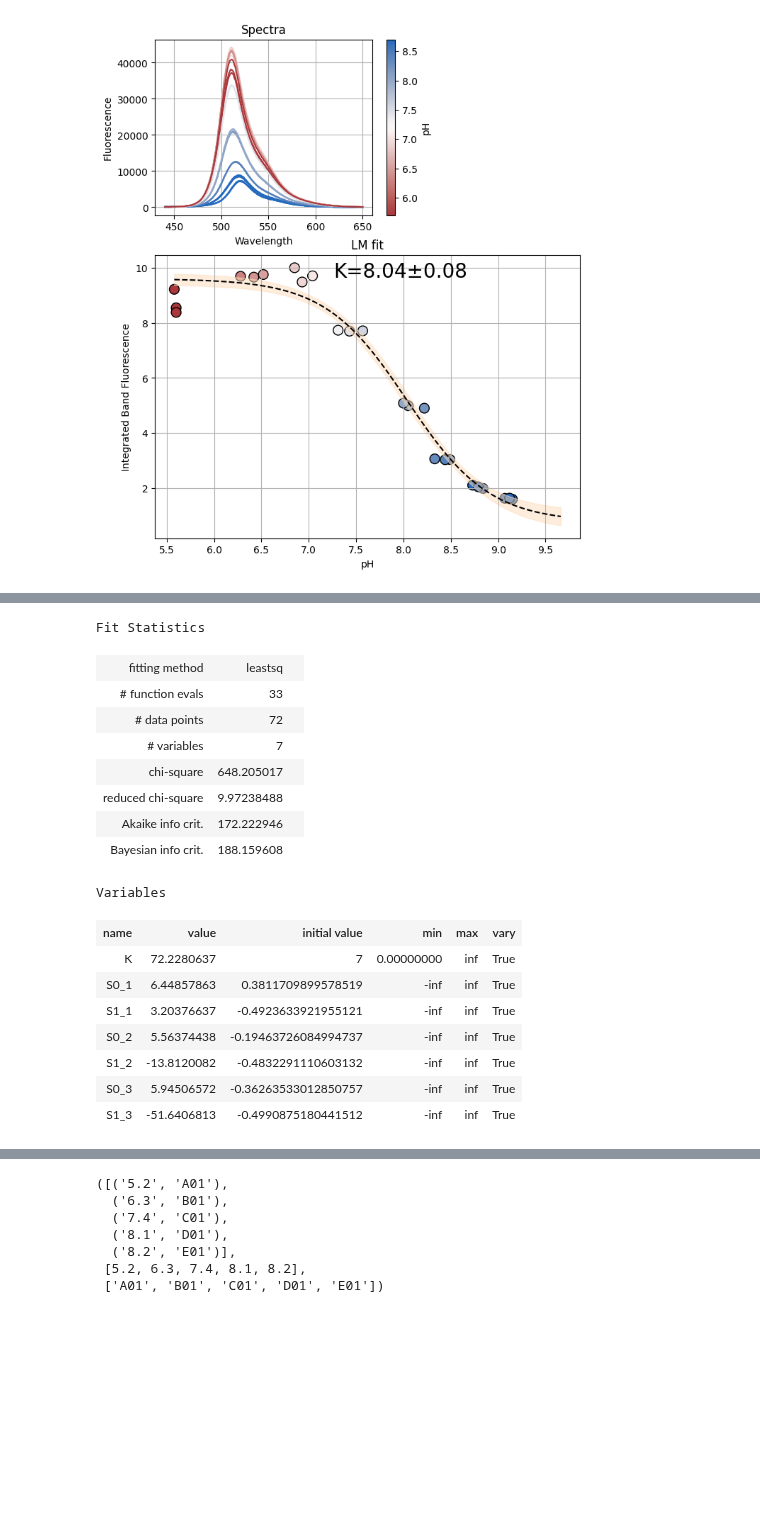
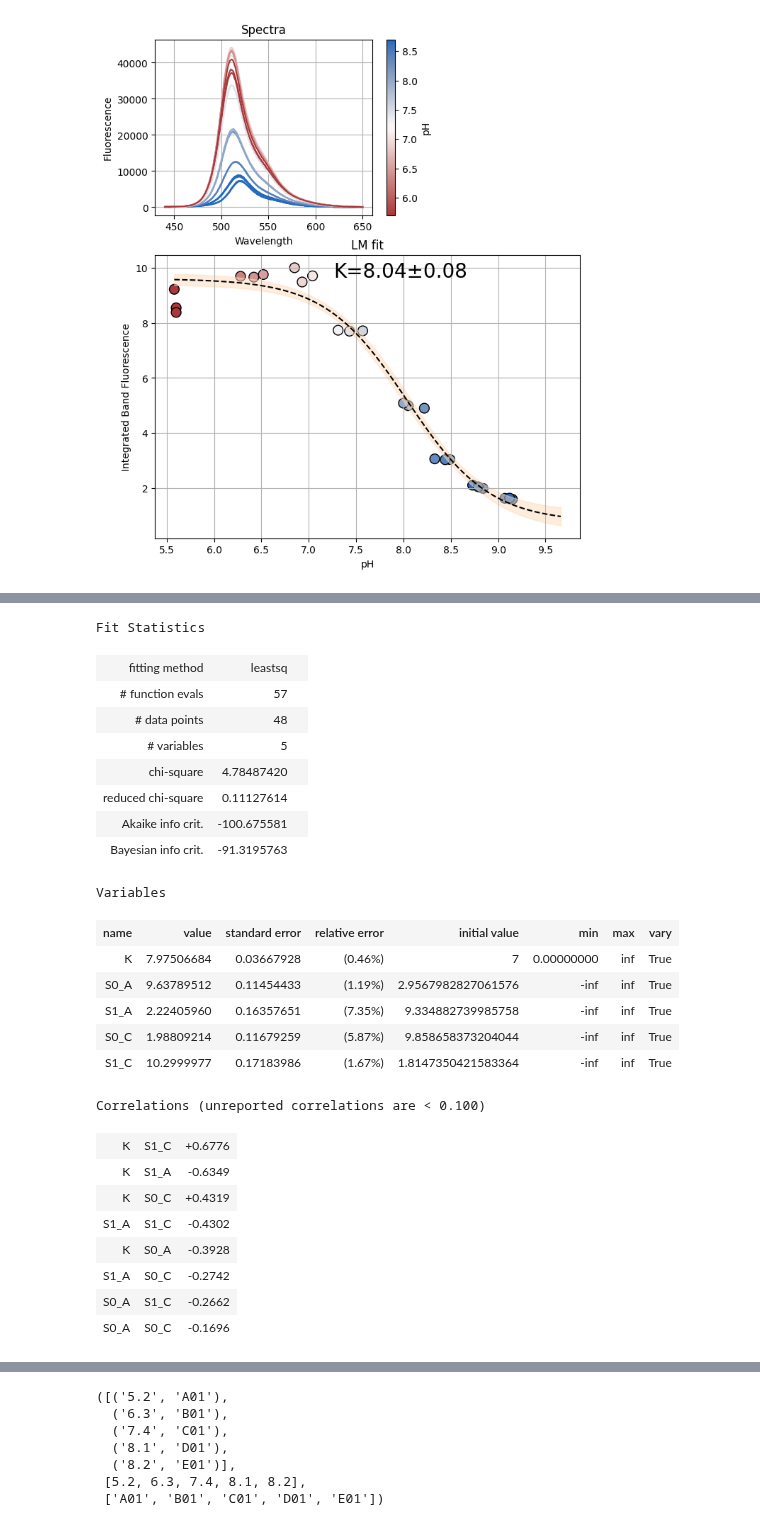
Before and after one commit to darosio/ClopHfit, a Jupyter notebook: docs/tutorials/prenspire.ipynb, the cells around one changed output, grey strips where cells are left out. Cells and saved outputs as stored; diff of their text form; code cells hidden in the pictures; blank space fills up the shorter version.

```diff
--- a/docs/tutorials/prenspire.ipynb
+++ b/docs/tutorials/prenspire.ipynb
@@ -217,24 +200,31 @@ Correlations (unreported correlations are < 0.100)
-# %%
-res
-# %% [output]
-Fit Statistics
-| fitting method | leastsq |  |
-| # function evals | 33 |  |
-| # data points | 72 |  |
-| # variables | 7 |  |
-| chi-square | 648.205017 |  |
-| reduced chi-square | 9.97238488 |  |
-| Akaike info crit. | 172.222946 |  |
-| Bayesian info crit. | 188.159608 |  |
-Variables
-| name | value | initial value | min | max | vary |
-| K | 72.2280637 | 7 | 0.00000000 | inf | True |
-| S0_1 | 6.44857863 | 0.3811709899578519 | -inf | inf | True |
-| S1_1 | 3.20376637 | -0.4923633921955121 | -inf | inf | True |
-| S0_2 | 5.56374438 | -0.19463726084994737 | -inf | inf | True |
-| S1_2 | -13.8120082 | -0.4832291110603132 | -inf | inf | True |
-| S0_3 | 5.94506572 | -0.36263533012850757 | -inf | inf | True |
-| S1_3 | -51.6406813 | -0.4990875180441512 | -inf | inf | True |
+# %%
+tup[3]
+# %% [output]
+Fit Statistics
+| fitting method | leastsq |  |
+| # function evals | 57 |  |
+| # data points | 48 |  |
+| # variables | 5 |  |
+| chi-square | 4.78487420 |  |
+| reduced chi-square | 0.11127614 |  |
+| Akaike info crit. | -100.675581 |  |
+| Bayesian info crit. | -91.3195763 |  |
+Variables
+| name | value | standard error | relative error | initial value | min | max | vary |
+| K | 7.97506684 | 0.03667928 | (0.46%) | 7 | 0.00000000 | inf | True |
+| S0_A | 9.63789512 | 0.11454433 | (1.19%) | 2.9567982827061576 | -inf | inf | True |
+| S1_A | 2.22405960 | 0.16357651 | (7.35%) | 9.334882739985758 | -inf | inf | True |
+| S0_C | 1.98809214 | 0.11679259 | (5.87%) | 9.858658373204044 | -inf | inf | True |
+| S1_C | 10.2999977 | 0.17183986 | (1.67%) | 1.8147350421583364 | -inf | inf | True |
+Correlations (unreported correlations are < 0.100)
+| K | S1_C | +0.6776 |
+| K | S1_A | -0.6349 |
+| K | S0_C | +0.4319 |
+| S1_A | S1_C | -0.4302 |
+| K | S0_A | -0.3928 |
+| S1_A | S0_C | -0.2742 |
+| S0_A | S1_C | -0.2662 |
+| S0_A | S0_C | -0.1696 |
 # %%
 from clophfit.binding.fitting import _binding_residuals, _binding_pk
 import lmfit
```
Also changed, not shown: parts of 10 cells of this notebook, 7 other files.
